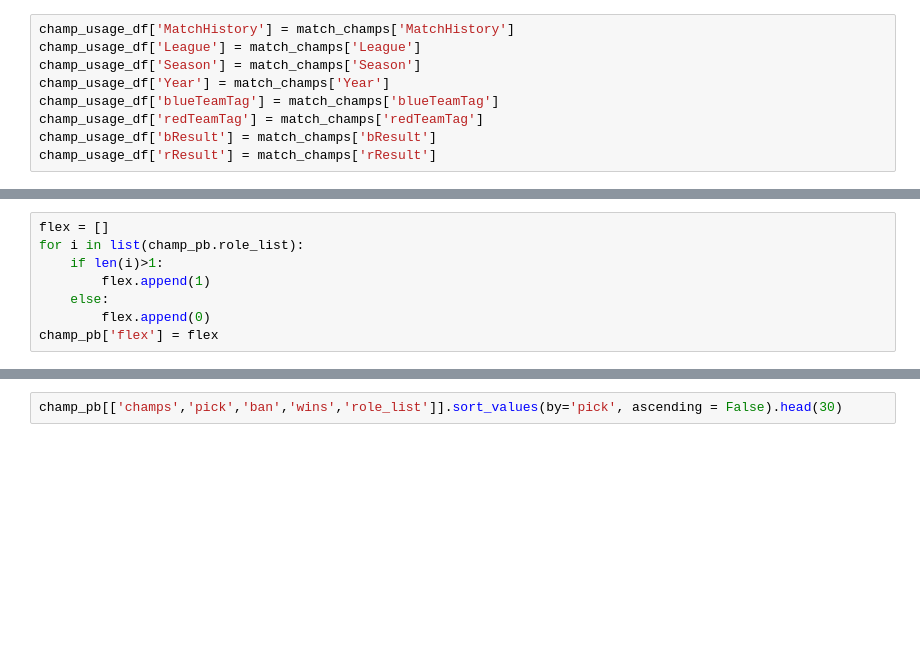
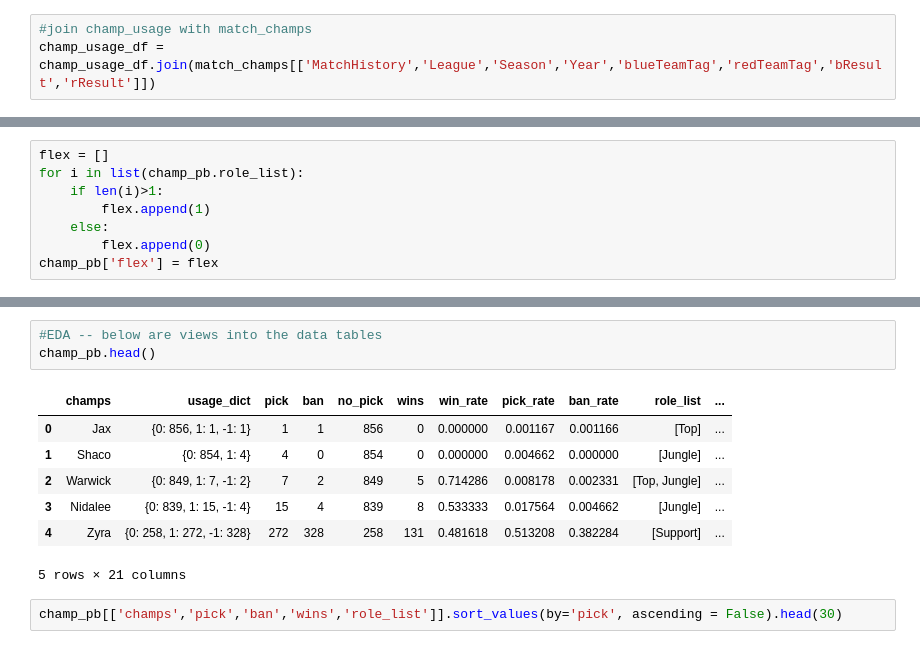
Before and after one commit to rkcohen/blog_assets, a Jupyter notebook: LoL.ipynb, the cells around one changed output, grey strips where cells are left out. Saved outputs shown, nothing was run; the diff lists cells and outputs as text; blank space fills up the shorter version.

```diff
--- a/LoL.ipynb
+++ b/LoL.ipynb
@@ -212,15 +171,9 @@ champ_usage_df
 | 856 | -1 | 0 | 0 | 0 | 0 | 1 | -1 | 0 | 0 | 0 | ... |
 | 857 | 0 | 0 | 0 | 0 | 0 | -1 | -1 | 0 | 0 | 0 | ... |
 858 rows × 113 columns
-# %%
-champ_usage_df['MatchHistory'] = match_champs['MatchHistory']
-champ_usage_df['League'] = match_champs['League']
-champ_usage_df['Season'] = match_champs['Season']
-champ_usage_df['Year'] = match_champs['Year']
-champ_usage_df['blueTeamTag'] = match_champs['blueTeamTag']
-champ_usage_df['redTeamTag'] = match_champs['redTeamTag']
-champ_usage_df['bResult'] = match_champs['bResult']
-champ_usage_df['rResult'] = match_champs['rResult']
+# %%
+#join champ_usage with match_champs
+champ_usage_df = champ_usage_df.join(match_champs[['MatchHistory','League','Season','Year','blueTeamTag','redTeamTag','bResult','rResult']])
 # %%
 champ_usage_df
 # %% [output]
@@ -400,3 +310,14 @@ champ_pb
+# %%
+#EDA -- below are views into the data tables
+champ_pb.head()
+# %% [output]
+|  | champs | usage_dict | pick | ban | no_pick | wins | win_rate | pick_rate | ban_rate | role_list | ... |
+| 0 | Jax | {0: 856, 1: 1, -1: 1} | 1 | 1 | 856 | 0 | 0.000000 | 0.001167 | 0.001166 | [Top] | ... |
+| 1 | Shaco | {0: 854, 1: 4} | 4 | 0 | 854 | 0 | 0.000000 | 0.004662 | 0.000000 | [Jungle] | ... |
+| 2 | Warwick | {0: 849, 1: 7, -1: 2} | 7 | 2 | 849 | 5 | 0.714286 | 0.008178 | 0.002331 | [Top, Jungle] | ... |
+| 3 | Nidalee | {0: 839, 1: 15, -1: 4} | 15 | 4 | 839 | 8 | 0.533333 | 0.017564 | 0.004662 | [Jungle] | ... |
+| 4 | Zyra | {0: 258, 1: 272, -1: 328} | 272 | 328 | 258 | 131 | 0.481618 | 0.513208 | 0.382284 | [Support] | ... |
+5 rows × 21 columns
 # %%
 champ_pb[['champs','pick','ban','wins','role_list']].sort_values(by='pick', ascending = False).head(30)
 # %% [output]
```
Also changed, not shown: parts of 37 cells of this notebook.
